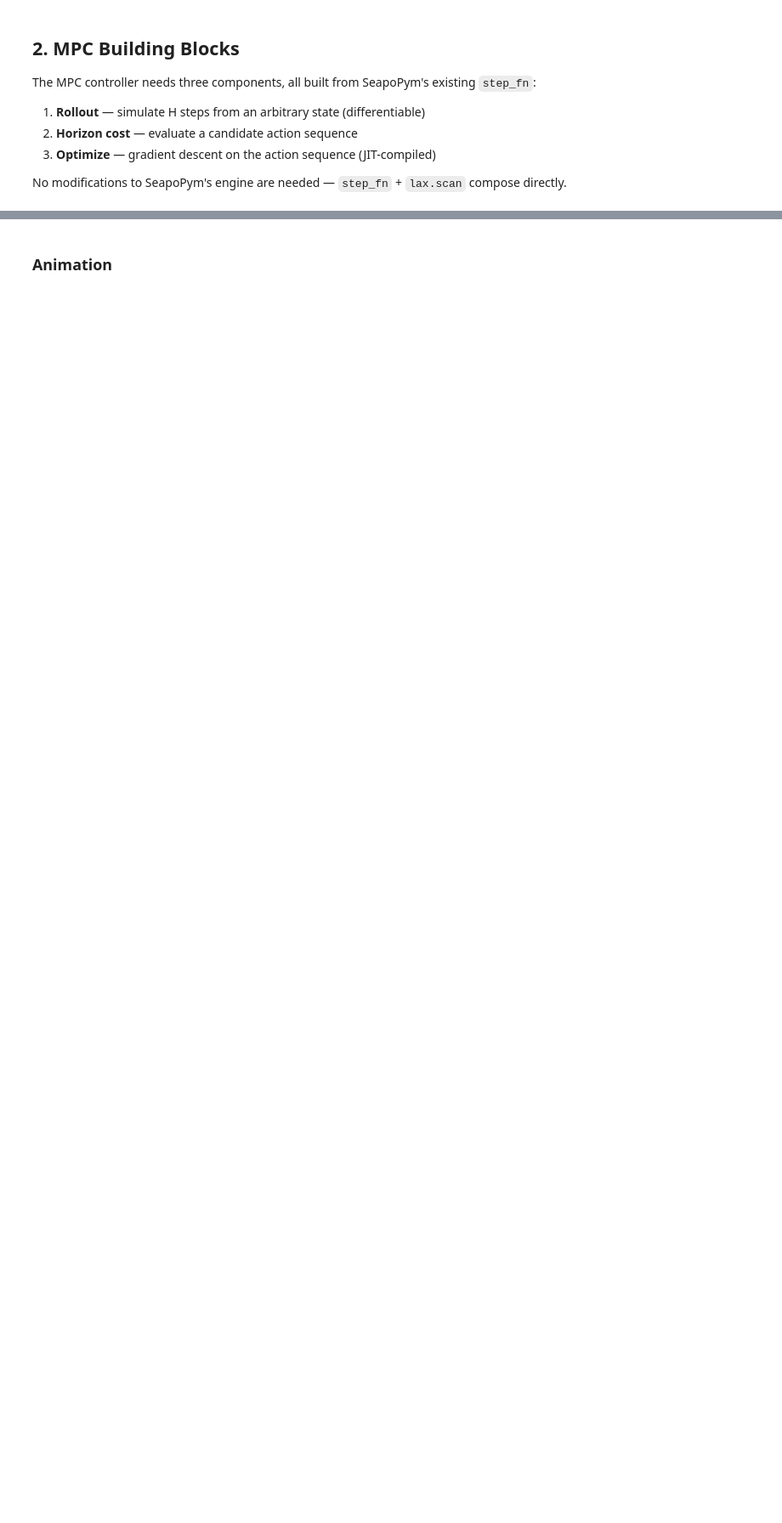
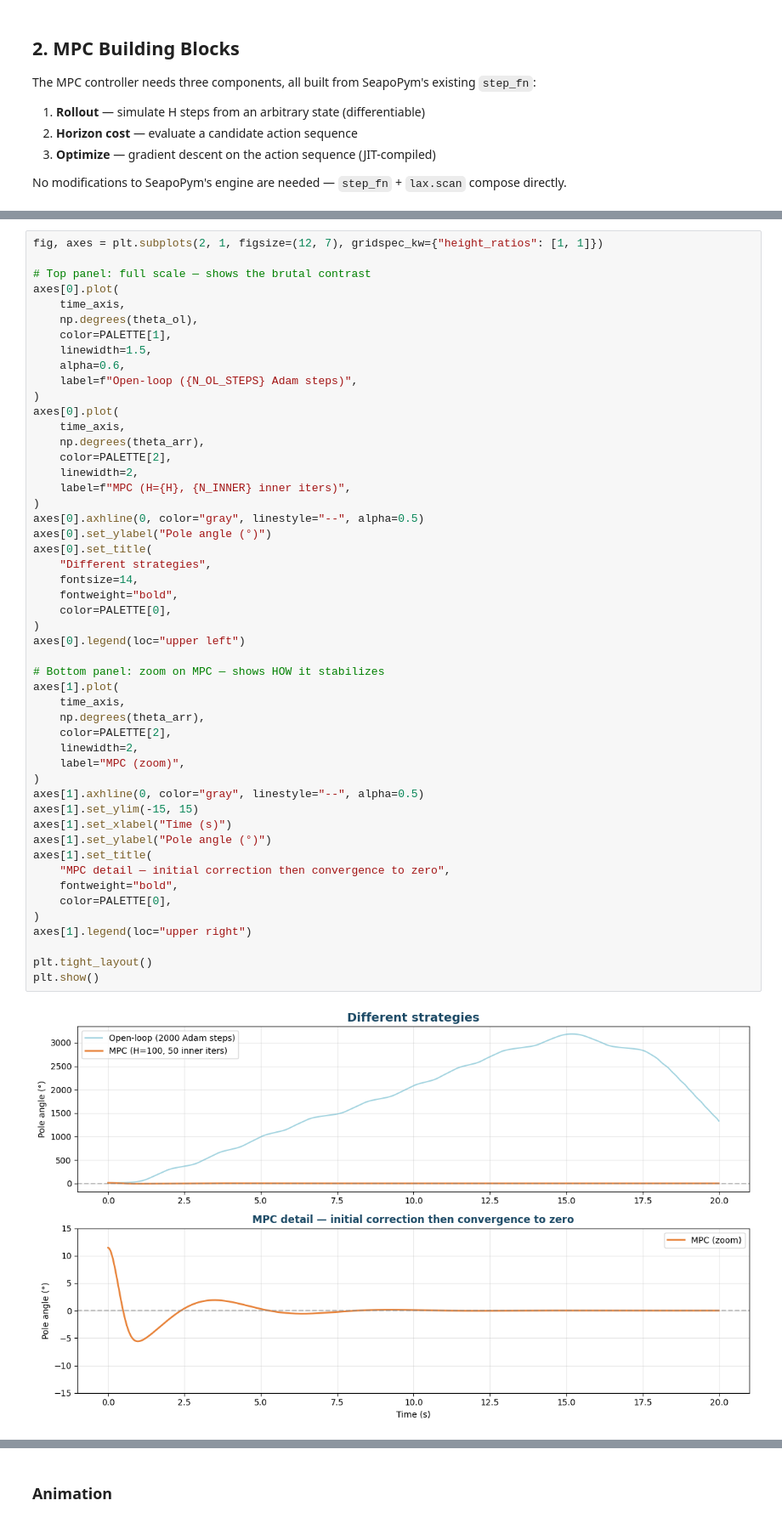
Before and after one commit to Ash12H/SeapoPym-JAX, a Jupyter notebook: docs/examples/07_cartpole_mpc.ipynb, the cells around one changed output, grey strips where cells are left out. Shown at 85% size. Drawn from its saved outputs; the diff is of its cells as text; blank space fills up the shorter version.

```diff
--- a/docs/examples/07_cartpole_mpc.ipynb
+++ b/docs/examples/07_cartpole_mpc.ipynb
@@ -324,3 +365,55 @@ Final: theta=-0.07°, x=0.035 m
+# %%
+fig, axes = plt.subplots(2, 1, figsize=(12, 7), gridspec_kw={"height_ratios": [1, 1]})
+
+# Top panel: full scale — shows the brutal contrast
+axes[0].plot(
+    time_axis,
+    np.degrees(theta_ol),
+    color=PALETTE[1],
+    linewidth=1.5,
+    alpha=0.6,
+    label=f"Open-loop ({N_OL_STEPS} Adam steps)",
+)
+axes[0].plot(
+    time_axis,
+    np.degrees(theta_arr),
+    color=PALETTE[2],
+    linewidth=2,
+    label=f"MPC (H={H}, {N_INNER} inner iters)",
+)
+axes[0].axhline(0, color="gray", linestyle="--", alpha=0.5)
+axes[0].set_ylabel("Pole angle (°)")
+axes[0].set_title(
+    "Different strategies",
+    fontsize=14,
+    fontweight="bold",
+    color=PALETTE[0],
+)
+axes[0].legend(loc="upper left")
+
+# Bottom panel: zoom on MPC — shows HOW it stabilizes
+axes[1].plot(
+    time_axis,
+    np.degrees(theta_arr),
+    color=PALETTE[2],
+    linewidth=2,
+    label="MPC (zoom)",
+)
+axes[1].axhline(0, color="gray", linestyle="--", alpha=0.5)
+axes[1].set_ylim(-15, 15)
+axes[1].set_xlabel("Time (s)")
+axes[1].set_ylabel("Pole angle (°)")
+axes[1].set_title(
+    "MPC detail — initial correction then convergence to zero",
+    fontweight="bold",
+    color=PALETTE[0],
+)
+axes[1].legend(loc="upper right")
+
+plt.tight_layout()
+plt.show()
+# %% [output]
+[figure, added]
 # %% [markdown]
 ## 4. Results
 
```
Also changed, not shown: parts of 11 cells of this notebook, 8 other files.
